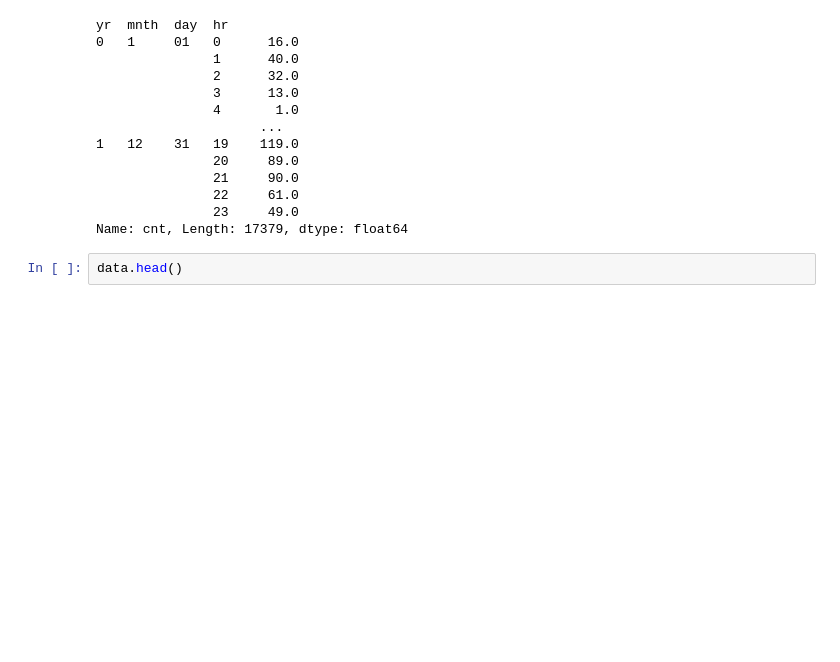
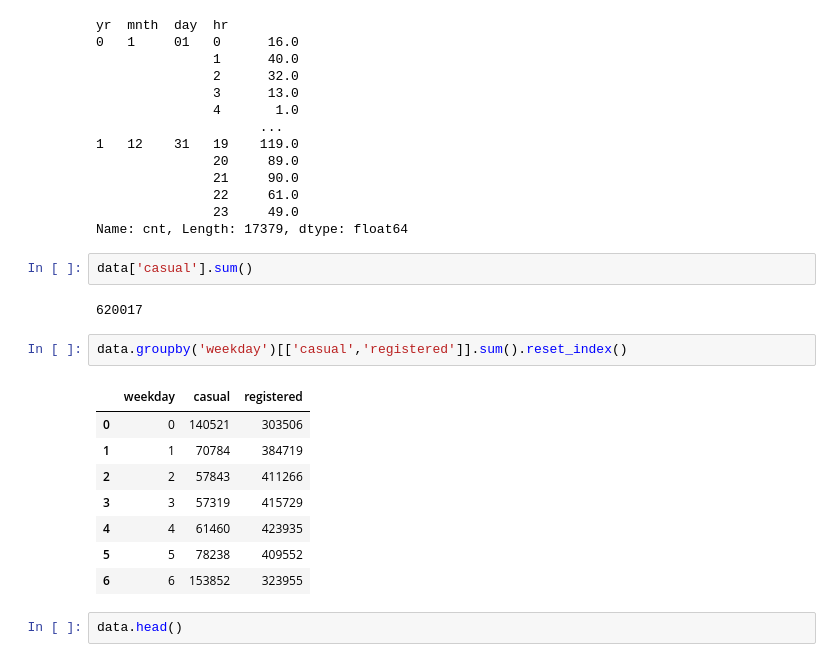
Before and after one commit to badek23/BikeRentalPredictions, a Jupyter notebook: EDA and Model Creation.ipynb, the cells around one changed output. Cells and saved outputs as stored; diff of their text form; blank space fills up the shorter version.

```diff
--- a/EDA and Model Creation.ipynb
+++ b/EDA and Model Creation.ipynb
@@ -57,6 +57,21 @@ yr  mnth  day  hr
                22     61.0
                23     49.0
 Name: cnt, Length: 17379, dtype: float64
+# %%
+data['casual'].sum()
+# %% [output]
+620017
+# %%
+data.groupby('weekday')[['casual','registered']].sum().reset_index()
+# %% [output]
+|  | weekday | casual | registered |
+| 0 | 0 | 140521 | 303506 |
+| 1 | 1 | 70784 | 384719 |
+| 2 | 2 | 57843 | 411266 |
+| 3 | 3 | 57319 | 415729 |
+| 4 | 4 | 61460 | 423935 |
+| 5 | 5 | 78238 | 409552 |
+| 6 | 6 | 153852 | 323955 |
 # %%
 data.head()
 # %% [output]
```
Also changed, not shown: 7 other files.
